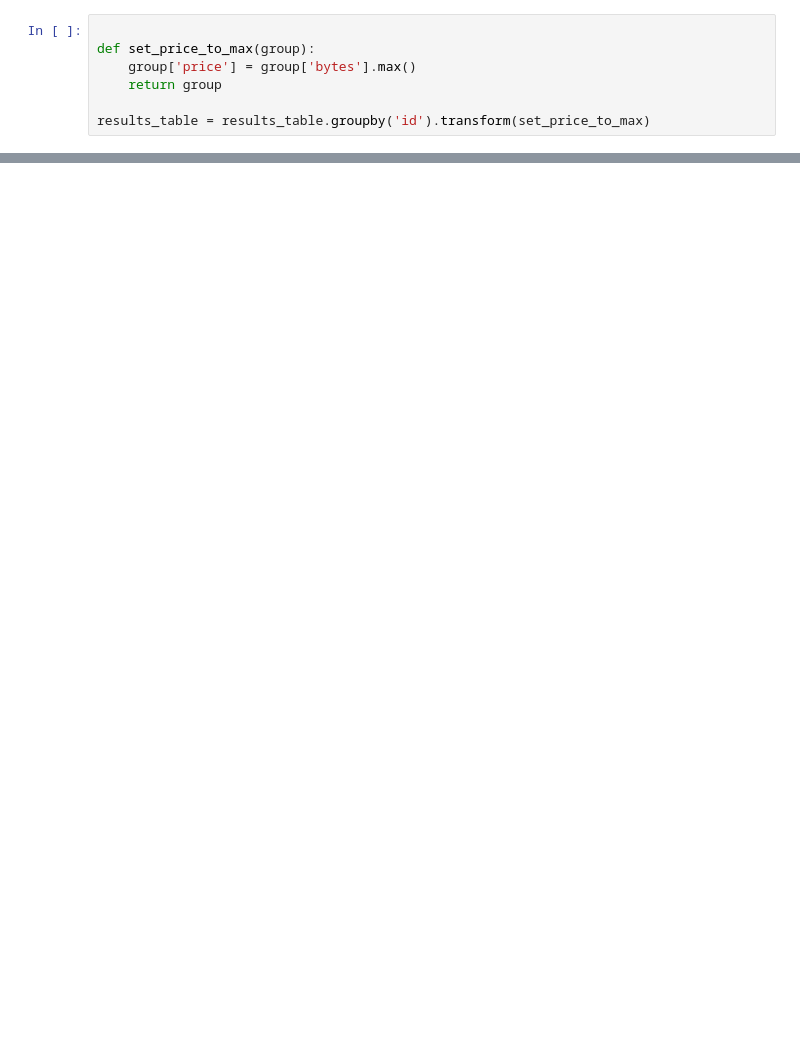
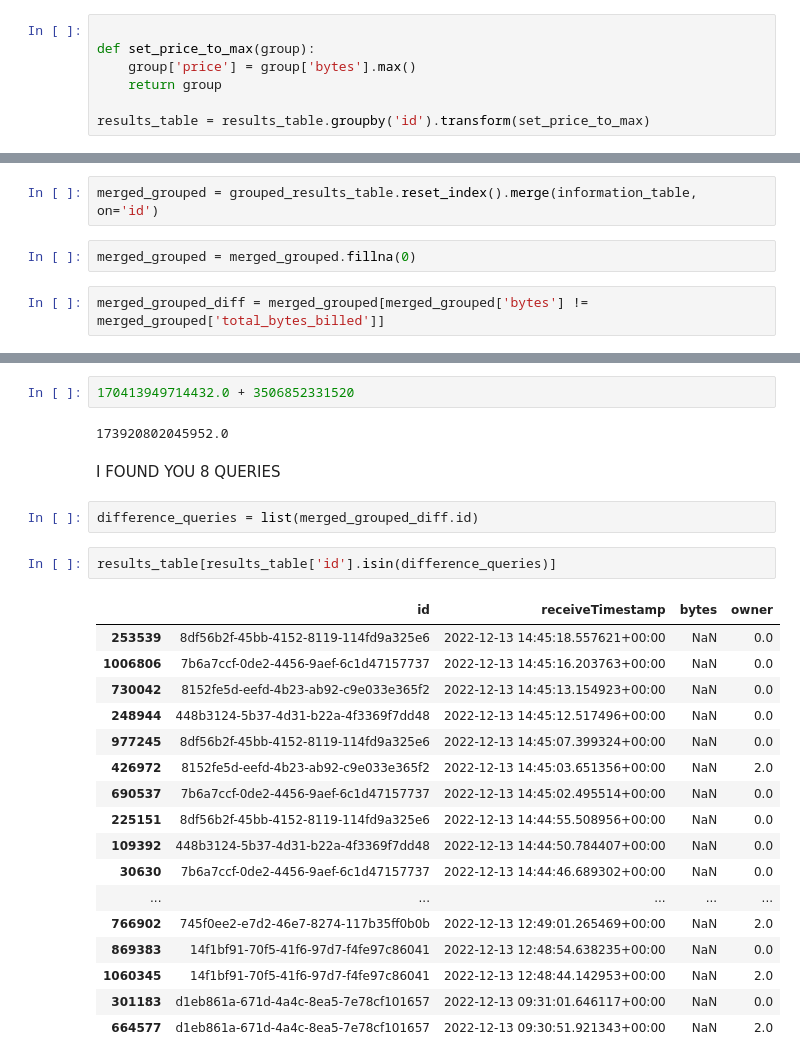
Before and after one commit to alexgirardet/Analyzing_Rightmove, a Jupyter notebook: BigQuery_bquxjob_22c8021f_185865ea938.ipynb, the cells around one changed output, grey strips where cells are left out. Cells and saved outputs as stored; diff of their text form; blank space fills up the shorter version.

```diff
--- a/BigQuery_bquxjob_22c8021f_185865ea938.ipynb
+++ b/BigQuery_bquxjob_22c8021f_185865ea938.ipynb
@@ -315,0 +326,6 @@ Name: bytes, Length: 35450, dtype: float64
+# %%
+merged_grouped = grouped_results_table.reset_index().merge(information_table, on='id')
+# %%
+merged_grouped = merged_grouped.fillna(0)
+# %%
+merged_grouped_diff = merged_grouped[merged_grouped['bytes'] != merged_grouped['total_bytes_billed']]
@@ -315,0 +353,28 @@ Name: bytes, Length: 35450, dtype: float64
+# %%
+170413949714432.0 + 3506852331520
+# %% [output]
+173920802045952.0
+# %% [markdown]
+I FOUND YOU 8 QUERIES
+# %%
+difference_queries = list(merged_grouped_diff.id)
+# %%
+results_table[results_table['id'].isin(difference_queries)]
+# %% [output]
+|  | id | receiveTimestamp | bytes | owner |
+| 253539 | 8df56b2f-45bb-4152-8119-114fd9a325e6 | 2022-12-13 14:45:18.557621+00:00 | NaN | 0.0 |
+| 1006806 | 7b6a7ccf-0de2-4456-9aef-6c1d47157737 | 2022-12-13 14:45:16.203763+00:00 | NaN | 0.0 |
+| 730042 | 8152fe5d-eefd-4b23-ab92-c9e033e365f2 | 2022-12-13 14:45:13.154923+00:00 | NaN | 0.0 |
+| 248944 | 448b3124-5b37-4d31-b22a-4f3369f7dd48 | 2022-12-13 14:45:12.517496+00:00 | NaN | 0.0 |
+| 977245 | 8df56b2f-45bb-4152-8119-114fd9a325e6 | 2022-12-13 14:45:07.399324+00:00 | NaN | 0.0 |
+| 426972 | 8152fe5d-eefd-4b23-ab92-c9e033e365f2 | 2022-12-13 14:45:03.651356+00:00 | NaN | 2.0 |
+| 690537 | 7b6a7ccf-0de2-4456-9aef-6c1d47157737 | 2022-12-13 14:45:02.495514+00:00 | NaN | 0.0 |
+| 225151 | 8df56b2f-45bb-4152-8119-114fd9a325e6 | 2022-12-13 14:44:55.508956+00:00 | NaN | 0.0 |
+| 109392 | 448b3124-5b37-4d31-b22a-4f3369f7dd48 | 2022-12-13 14:44:50.784407+00:00 | NaN | 0.0 |
+| 30630 | 7b6a7ccf-0de2-4456-9aef-6c1d47157737 | 2022-12-13 14:44:46.689302+00:00 | NaN | 0.0 |
+| ... | ... | ... | ... | ... |
+| 766902 | 745f0ee2-e7d2-46e7-8274-117b35ff0b0b | 2022-12-13 12:49:01.265469+00:00 | NaN | 2.0 |
+| 869383 | 14f1bf91-70f5-41f6-97d7-f4fe97c86041 | 2022-12-13 12:48:54.638235+00:00 | NaN | 0.0 |
+| 1060345 | 14f1bf91-70f5-41f6-97d7-f4fe97c86041 | 2022-12-13 12:48:44.142953+00:00 | NaN | 2.0 |
+| 301183 | d1eb861a-671d-4a4c-8ea5-7e78cf101657 | 2022-12-13 09:31:01.646117+00:00 | NaN | 0.0 |
+| 664577 | d1eb861a-671d-4a4c-8ea5-7e78cf101657 | 2022-12-13 09:30:51.921343+00:00 | NaN | 2.0 |
```
Also changed, not shown: parts of 16 cells of this notebook.
